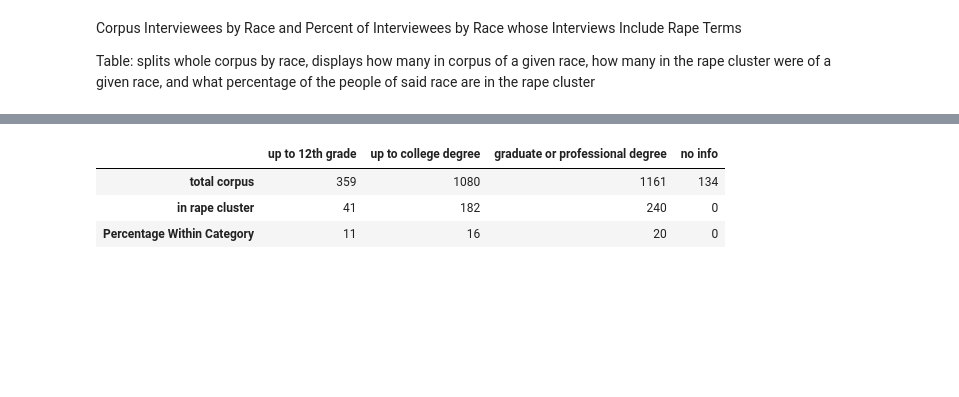
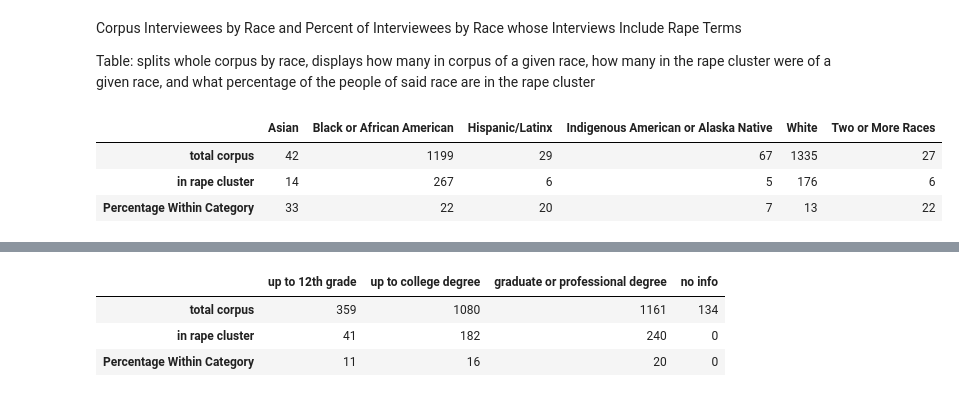
Before and after one commit to ohtap/ohtap, a Jupyter notebook: Research Question 1/RQ1 code.ipynb, the cells around one changed output, grey strips where cells are left out. Saved outputs shown, nothing was run; the diff lists cells and outputs as text; code cells hidden in the pictures; blank space fills up the shorter version.

```diff
--- a/Research Question 1/RQ1 code.ipynb
+++ b/Research Question 1/RQ1 code.ipynb
@@ -301 +322,10 @@ Table: splits whole corpus by race, displays how many in corpus of a given race,
+# %%
+df_race = pandas.DataFrame([total, hits_formatted, percentage_withNI],index=["total corpus", "in rape cluster", "Percentage Within Category"], columns=race)
+# %%
+display(df_race)
+# %% [output]
+|  | Asian | Black or African American | Hispanic/Latinx | Indigenous American or Alaska Native | White | Two or More Races |
+| total corpus | 42 | 1199 | 29 | 67 | 1335 | 27 |
+| in rape cluster | 14 | 267 | 6 | 5 | 176 | 6 |
+| Percentage Within Category | 33 | 22 | 20 | 7 | 13 | 22 |
 # %%
```
Also changed, not shown: parts of 6 cells of this notebook.
